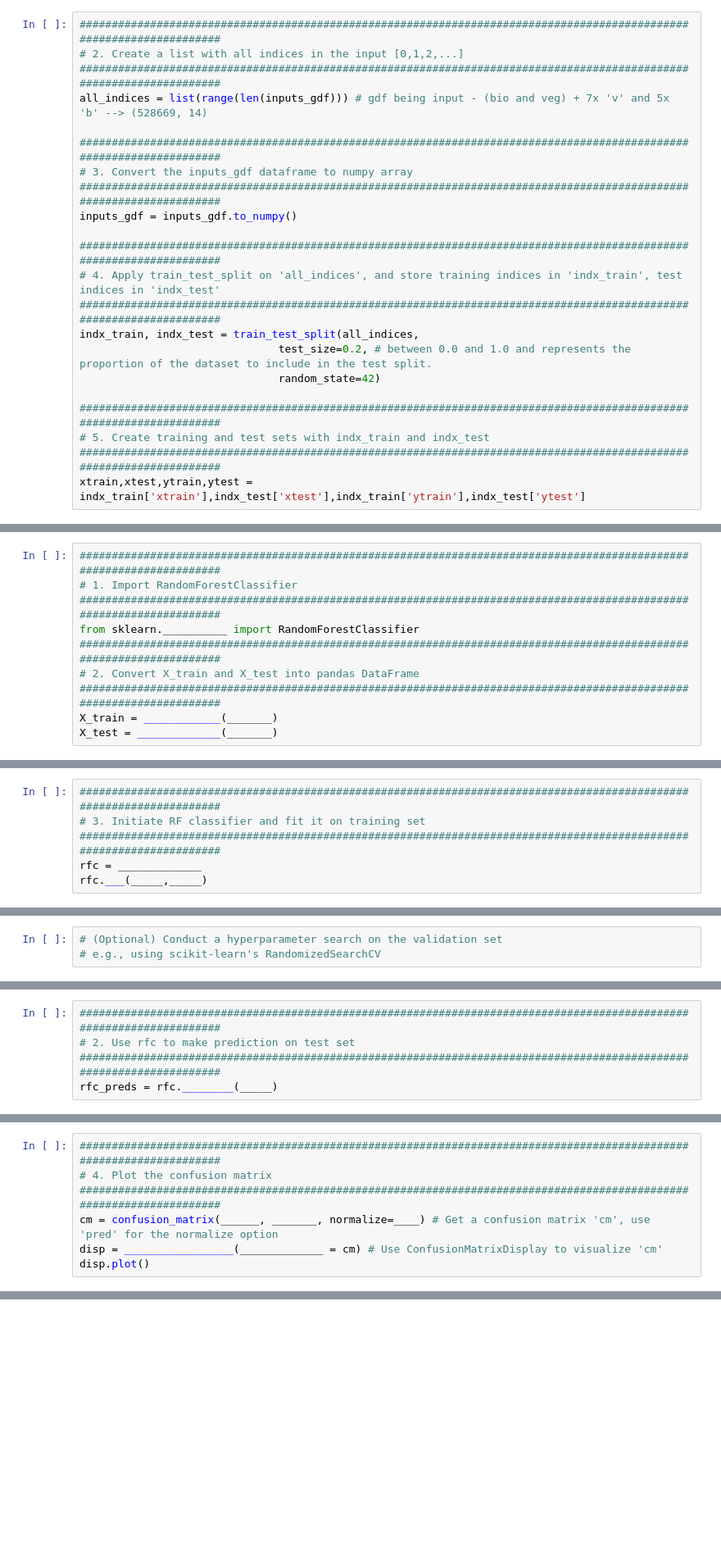
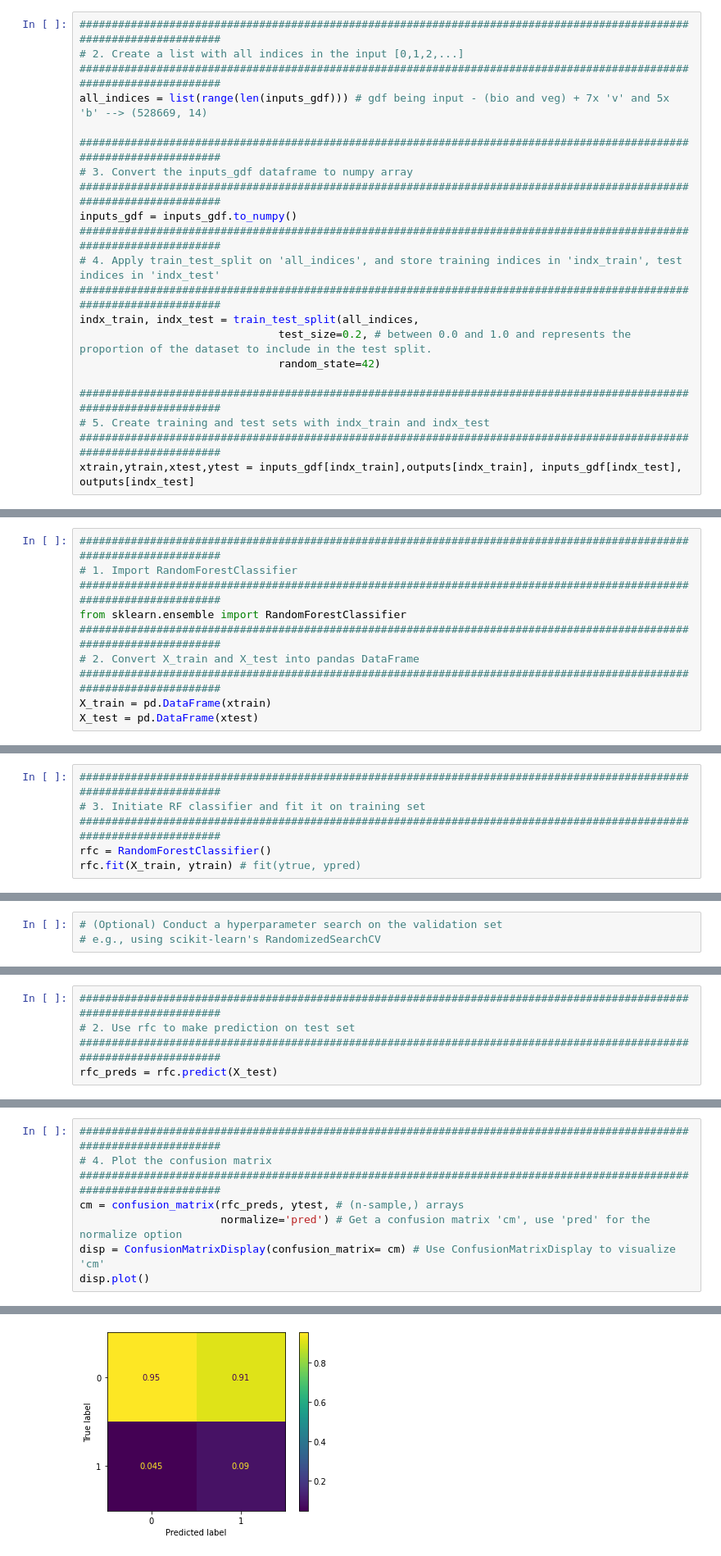
Before and after one commit to Etienne-98/2022_ML_EES, a Jupyter notebook: Labs/S2_4_Wildfire_Risk_Italy.ipynb, the cells around one changed output, grey strips where cells are left out. Shown at 82% size. Drawn from its saved outputs; the diff is of its cells as text; blank space fills up the shorter version.

```diff
--- a/Labs/S2_4_Wildfire_Risk_Italy.ipynb
+++ b/Labs/S2_4_Wildfire_Risk_Italy.ipynb
@@ -487,7 +488,6 @@ all_indices = list(range(len(inputs_gdf))) # gdf being input - (bio and veg) + 7
 # 3. Convert the inputs_gdf dataframe to numpy array
 #####################################################################################################################
 inputs_gdf = inputs_gdf.to_numpy()
-
 #####################################################################################################################
 # 4. Apply train_test_split on 'all_indices', and store training indices in 'indx_train', test indices in 'indx_test'
 #####################################################################################################################
@@ -498,4 +498,4 @@ indx_train, indx_test = train_test_split(all_indices,
 #####################################################################################################################
 # 5. Create training and test sets with indx_train and indx_test
 #####################################################################################################################
-xtrain,xtest,ytrain,ytest = indx_train['xtrain'],indx_test['xtest'],indx_train['ytrain'],indx_test['ytest']
+xtrain,ytrain,xtest,ytest = inputs_gdf[indx_train],outputs[indx_train], inputs_gdf[indx_test], outputs[indx_test]
@@ -517,11 +531,11 @@ Hint: You may train a [`RandomForestClassifier`](https://scikit-learn.org/stable
 #####################################################################################################################
 # 1. Import RandomForestClassifier
 #####################################################################################################################
-from sklearn.__________ import RandomForestClassifier
+from sklearn.ensemble import RandomForestClassifier
 #####################################################################################################################
 # 2. Convert X_train and X_test into pandas DataFrame
 #####################################################################################################################
-X_train = ____________(_______)
-X_test = _____________(_______)
+X_train = pd.DataFrame(xtrain)
+X_test = pd.DataFrame(xtest)
 # %%
 X_train
@@ -529,5 +557,5 @@ X_train
 #####################################################################################################################
 # 3. Initiate RF classifier and fit it on training set
 #####################################################################################################################
-rfc = _____________
-rfc.___(_____,_____)
+rfc = RandomForestClassifier()
+rfc.fit(X_train, ytrain) # fit(ytrue, ypred)
@@ -550,7 +580,7 @@ from sklearn.____ import _____________, ___________________
 #####################################################################################################################
 # 2. Use rfc to make prediction on test set
 #####################################################################################################################
-rfc_preds = rfc.________(_____)
+rfc_preds = rfc.predict(X_test)
 # %%
 #####################################################################################################################
 # 3. Use accuracy_score to infer trained classifier performance
@@ -560,6 +590,8 @@ rfc_acc = ____________(_____, ________)
 #####################################################################################################################
 # 4. Plot the confusion matrix
 #####################################################################################################################
-cm = confusion_matrix(______, _______, normalize=____) # Get a confusion matrix 'cm', use 'pred' for the normalize option
-disp = _________________(_____________ = cm) # Use ConfusionMatrixDisplay to visualize 'cm'
+cm = confusion_matrix(rfc_preds, ytest, # (n-sample,) arrays
+                      normalize='pred') # Get a confusion matrix 'cm', use 'pred' for the normalize option
+disp = ConfusionMatrixDisplay(confusion_matrix= cm) # Use ConfusionMatrixDisplay to visualize 'cm'
 disp.plot()
+# %% [output]
@@ -566,3 +599,4 @@ disp.plot()
+[figure, added]
 # %% [markdown]
 For comparison, below is the confusion matrix obtained by the paper's authors:
 
```
Also changed, not shown: parts of 23 cells of this notebook.
